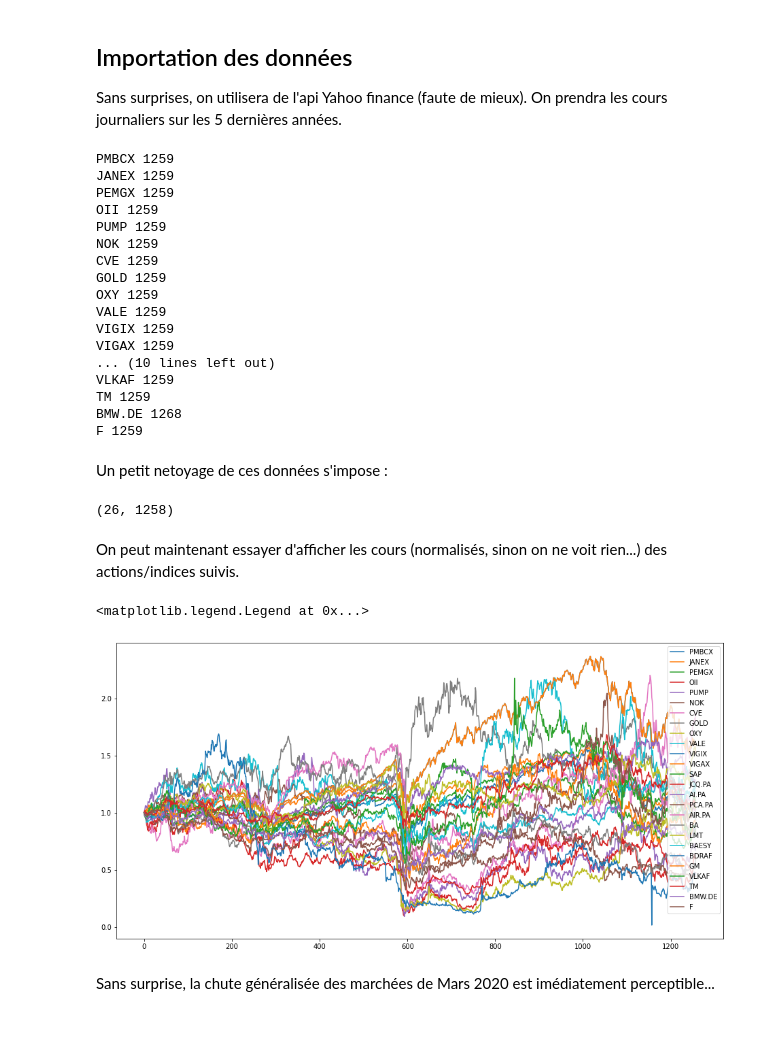
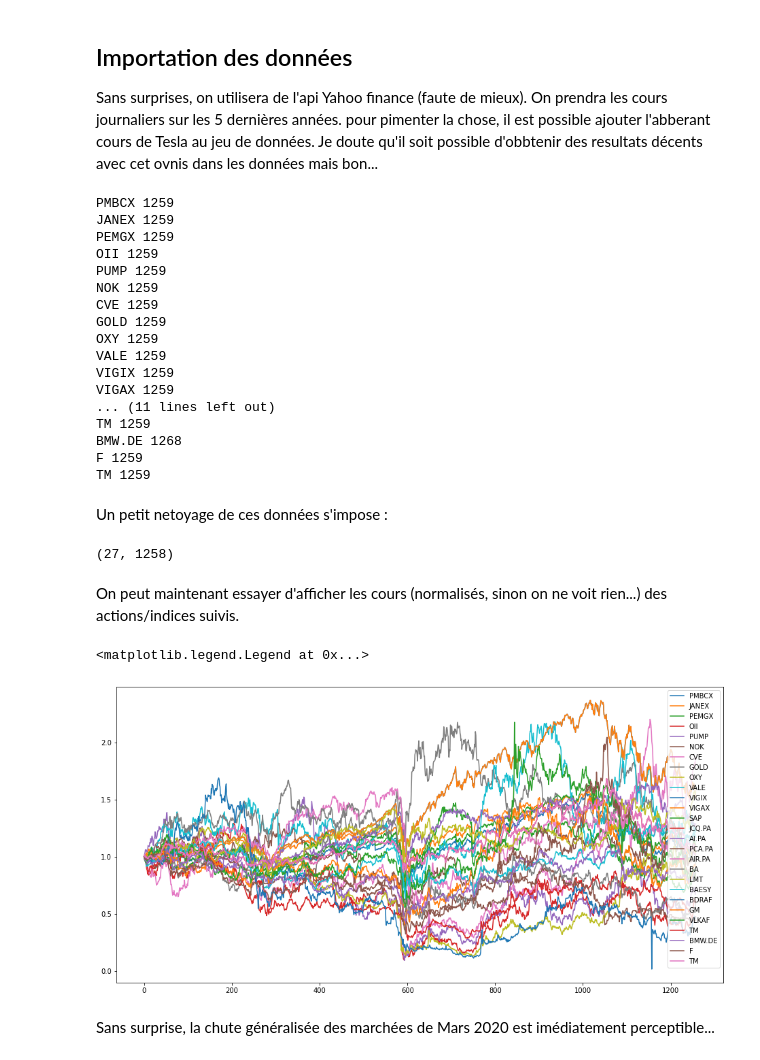
Before and after one commit to mx791/pythonMarkowitz, a Jupyter notebook: MPT.ipynb, the cells around one changed output. Drawn from its saved outputs; the diff is of its cells as text; code cells hidden in the pictures; blank space fills up the shorter version.

Commit message:
maj generation + tsla

```diff
--- a/MPT.ipynb
+++ b/MPT.ipynb
@@ -7,6 +7,8 @@ import matplotlib.pyplot as plt
 ## Importation des données
 Sans surprises, on utilisera de l'api Yahoo finance (faute de mieux).
 On prendra les cours journaliers sur les 5 dernières années.
+pour pimenter la chose, il est possible ajouter l'abberant cours de Tesla au jeu de données.
+Je doute qu'il soit possible d'obbtenir des resultats décents avec cet ovnis dans les données mais bon...
 # %%
 def load_data(stock_name):
     resp = requests.get("https://query1.finance.yahoo.com/v8/finance/chart/" + stock_name + "?region=US&lang=en-US&interval=1d&&range=5y", headers={'USER-AGENT': "Mozilla/5.0"})
@@ -19,7 +21,8 @@ stocks = [
     "GOLD", "OXY", "VALE", "VIGIX", "VIGAX", "SAP", # fonds
     "JCQ.PA", "AI.PA", "PCA.PA", # matières premières
     "AIR.PA", "BA", "LMT", "BAESY", "BDRAF",# aero
-    "GM", "VLKAF", "TM", "BMW.DE", "F" # auto
+    "GM", "VLKAF", "TM", "BMW.DE", "F", "TM",# auto
+    #"TSLA"
 
 ]
 dataset = np.array([load_data(stock) for stock in stocks])
@@ -36,11 +39,11 @@ OXY 1259
 VALE 1259
 VIGIX 1259
 VIGAX 1259
-... (10 lines left out)
-VLKAF 1259
+... (11 lines left out)
 TM 1259
 BMW.DE 1268
 F 1259
+TM 1259
 # %% [markdown]
 Un petit netoyage de ces données s'impose :
 # %%
@@ -52,17 +55,20 @@ for line in dataset:
 
 print(dataset.shape)
 # %% [output]
-(26, 1258)
+(27, 1258)
 # %% [markdown]
 On peut maintenant essayer d'afficher les cours (normalisés, sinon on ne voit rien...) des actions/indices suivis.
 # %%
+drop_tesla = False
+
 plt.figure(figsize=(16,8))
-for i in range(len(dataset)):
+length = len(dataset)-1 if drop_tesla else len(dataset)
+for i in range(length):
     plt.plot(dataset[i] / dataset[i][0], label=stocks[i])
 plt.legend()
 # %% [output]
 <matplotlib.legend.Legend at 0x...>
-[figure, old version]
+[figure, new version]
 # %% [markdown]
 Sans surprise, la chute généralisée des marchées de Mars 2020 est imédiatement perceptible...
 # %% [markdown]
```
Also changed, not shown: parts of 4 cells of this notebook.
